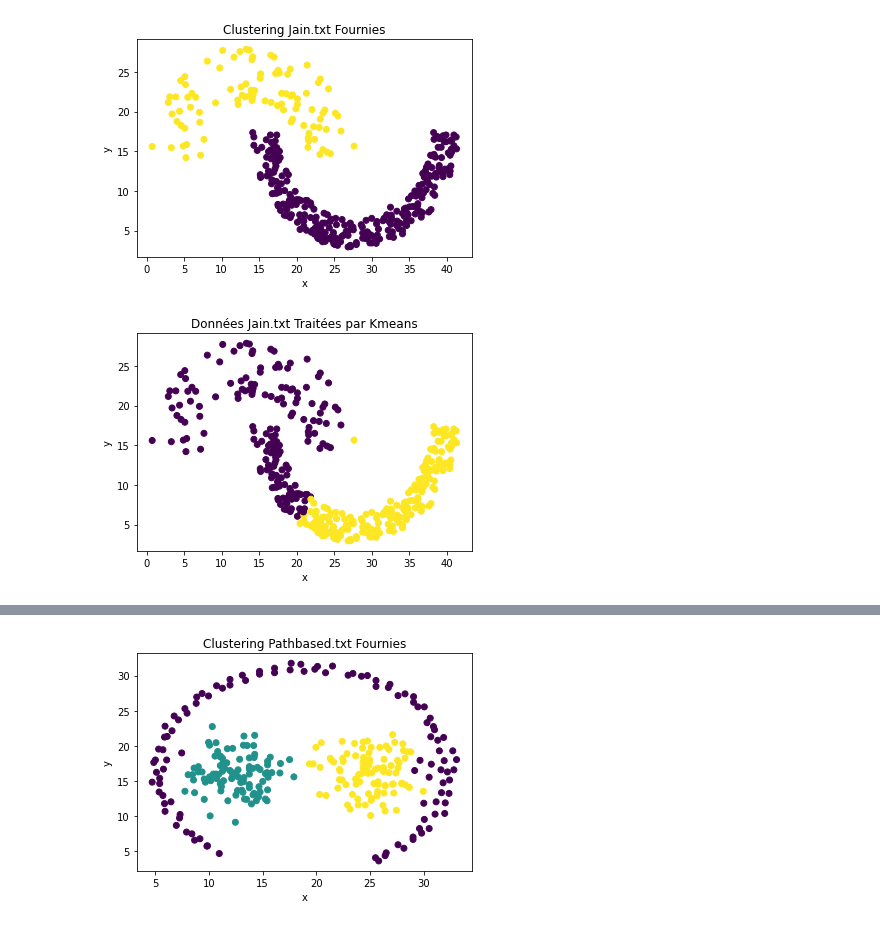
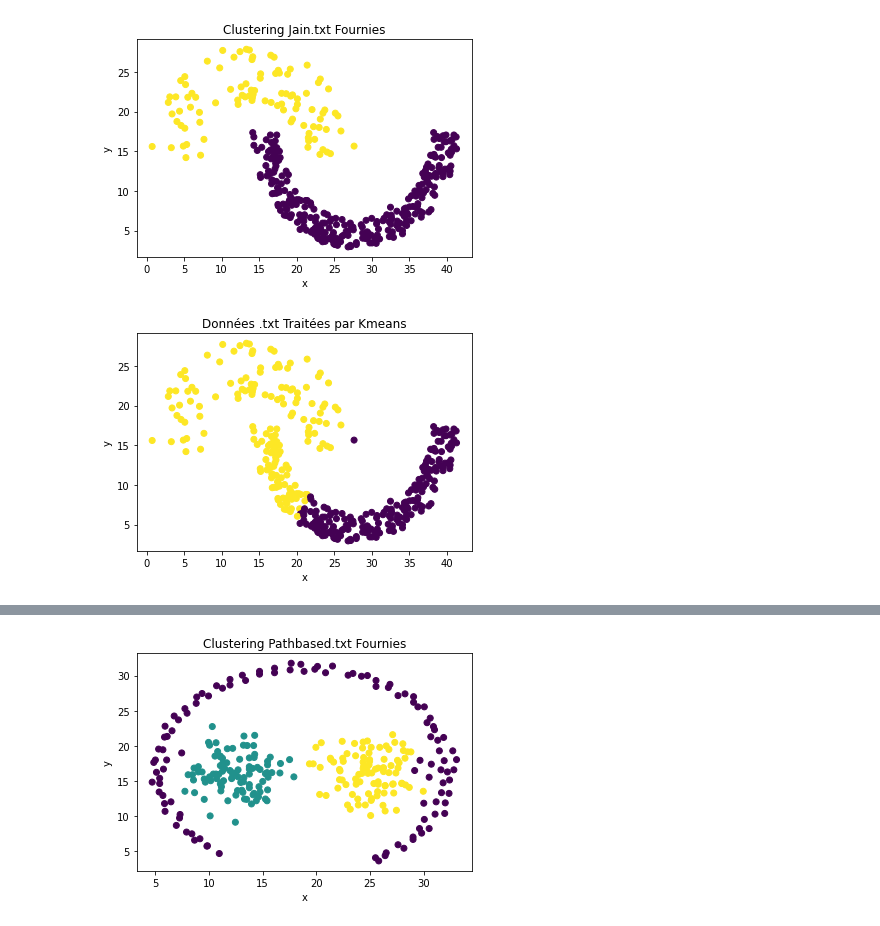
Before and after one commit to EvanEpivent5/odata, a Jupyter notebook: scripts/kmeans.ipynb, the cells around one changed output, grey strips where cells are left out. Cells and saved outputs as stored; diff of their text form; code cells hidden in the pictures.

```diff
--- a/scripts/kmeans.ipynb
+++ b/scripts/kmeans.ipynb
@@ -21,27 +23,27 @@ plt.show()
 # %% [output]
 [figure]
 # %%
-data=pd.read_csv('../src/jain_out.txt')
-
-def kmeans(data,nbclusters):
-    kmeans=KMeans(n_clusters=nbclusters,init="k-means++", n_init=2)
+def kmeans(data,n_clusters,init,n_init):
+    kmeans=KMeans(n_clusters,init,n_init)
     kmeans.fit(data)
     kmeans.predict(data)
     reskmeans=kmeans.transform(data)
-    return(kmeans.cluster_centers_,kmeans.labels_,reskmeans)
 
-labelskmeansjain=kmeans(data,2)[1]
-x=data.iloc[:,0]
-y=data.iloc[:,1]
-plt.xlabel("x")
-plt.ylabel("y")
-plt.title("Données Jain.txt Traitées par Kmeans")
-plt.scatter(x,y,c=labelskmeansjain)
-plt.show()
+    labelskmeans=kmeans.labels_
+    x=data.iloc[:,0]
+    y=data.iloc[:,1]
+    plt.xlabel("x")
+    plt.ylabel("y")
+    plt.title("Données .txt Traitées par Kmeans")
+    plt.scatter(x,y,c=labelskmeans)
+    plt.show()
 
-#Comparaison avec les données :
-rand = sklearn.metrics.adjusted_rand_score(labelsjain,labelskmeansjain)
-print("Indice de Rand Ajusté = ",rand)
-print("Choix de 2 Clusters")
+    #Comparaison avec les données :
+    rand = sklearn.metrics.adjusted_rand_score(data.iloc[:,2],labelskmeans)
+    print("Indice de Rand Ajusté = ",rand)
+    print("Choix de ",n_clusters," Clusters")
+
+jain=pd.read_csv('../src/jain_out.txt')
+kmeans(jain,2,"k-means++",2)
 # %% [output]
-[figure, old version]
+[figure, new version]
```
Also changed, not shown: parts of 8 cells of this notebook, 1 other file.
